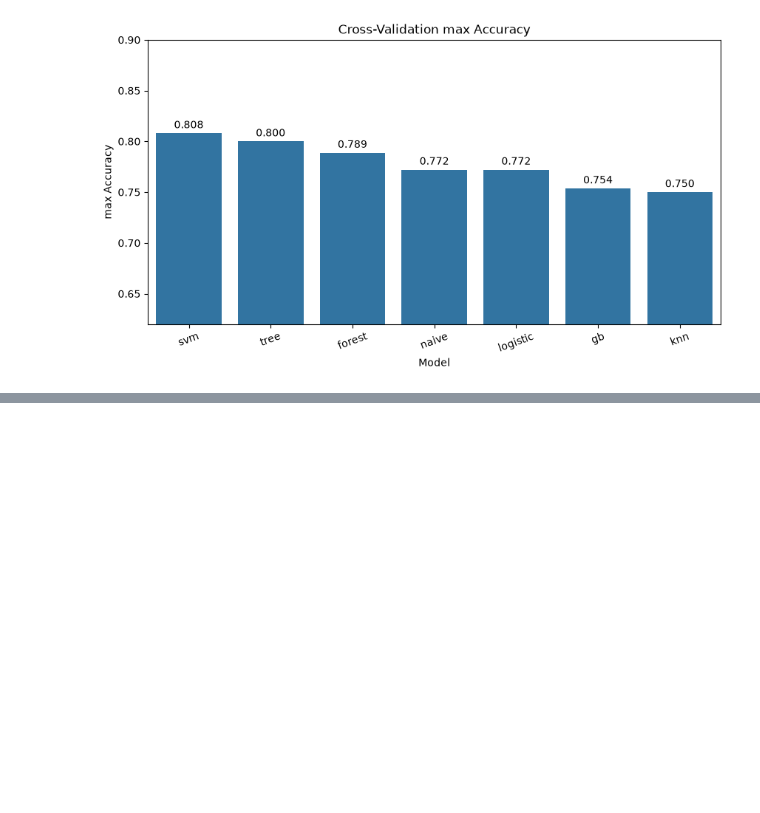
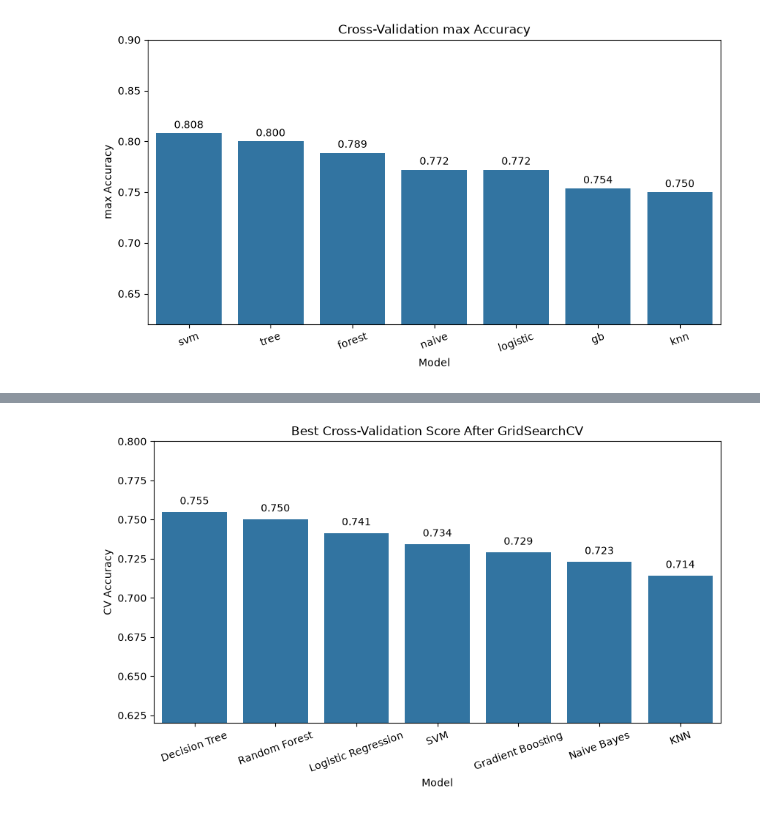
Before and after one commit to Mohamadzf23/titanic-survival-classification, a Jupyter notebook: src/titanic_classification.ipynb, the cells around one changed output, grey strips where cells are left out. Cells and saved outputs as stored; diff of their text form; code cells hidden in the pictures; blank space fills up the shorter version.

Commit message:
add gridsearchCV evaluation and show with plot

```diff
--- a/src/titanic_classification.ipynb
+++ b/src/titanic_classification.ipynb
@@ -1000,0 +1148,14 @@ plt.show()
+# %%
+grid_naive = GridSearchCV(
+    naive,
+    param_naive,
+    cv=5,
+    scoring="f1",
+    n_jobs=-1
+)
+
+grid_naive.fit(X_train_scaled, y_train)
+
+print(grid_naive.best_score_)
+print(grid_naive.best_params_)
+print(grid_naive.best_estimator_)
@@ -1000,0 +1198,25 @@ plt.show()
+# %%
+grid_results = grid_results.sort_values('Best CV Score',ascending=False)
+
+plt.figure(figsize=(10, 5))
+
+sns.barplot(
+    data=grid_results,
+    x="Model",
+    y="Best CV Score"
+)
+
+plt.title("Best Cross-Validation Score After GridSearchCV")
+plt.xlabel("Model")
+plt.ylabel("CV Accuracy")
+plt.ylim(0.7, 1)
+
+plt.xticks(rotation=20)
+
+for i, value in enumerate(grid_results["Best CV Score"]):
+    plt.text(i, value + 0.005, f"{value:.3f}", ha="center")
+
+plt.ylim((0.62, 0.80))
+plt.show()
+# %% [output]
+[figure, added]
```
Also changed, not shown: parts of 11 cells of this notebook.
